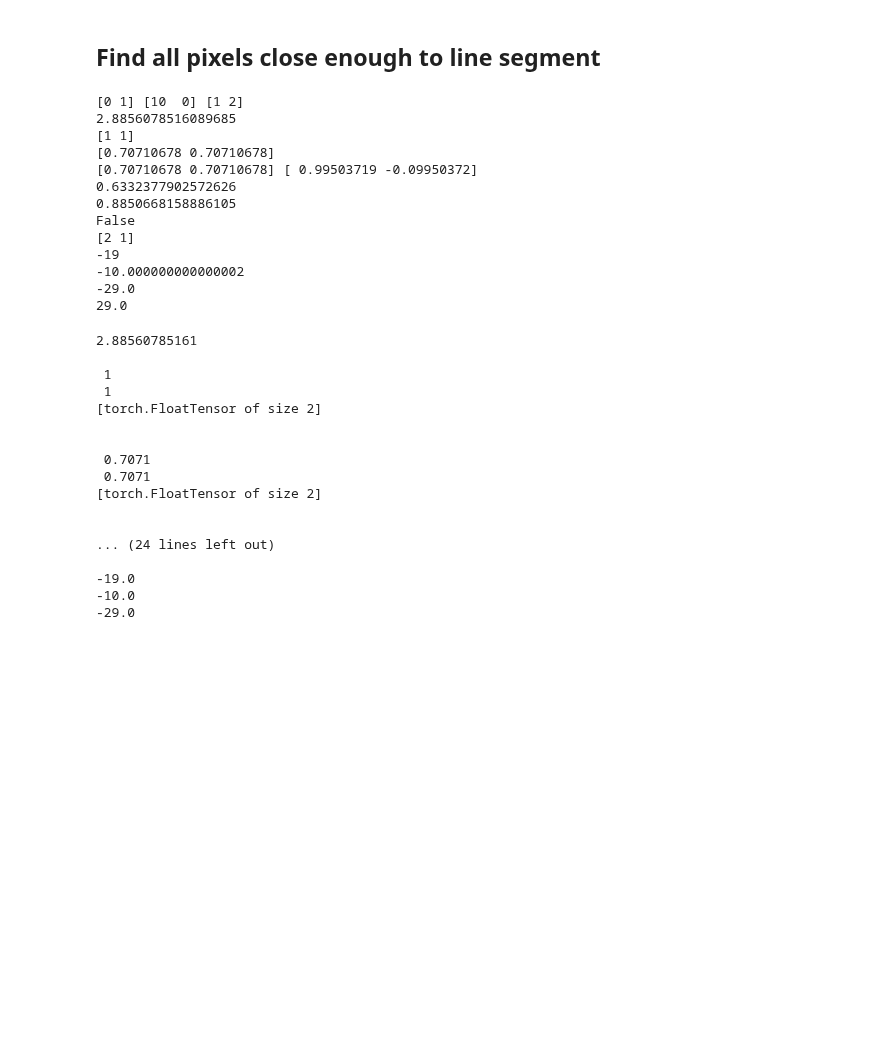
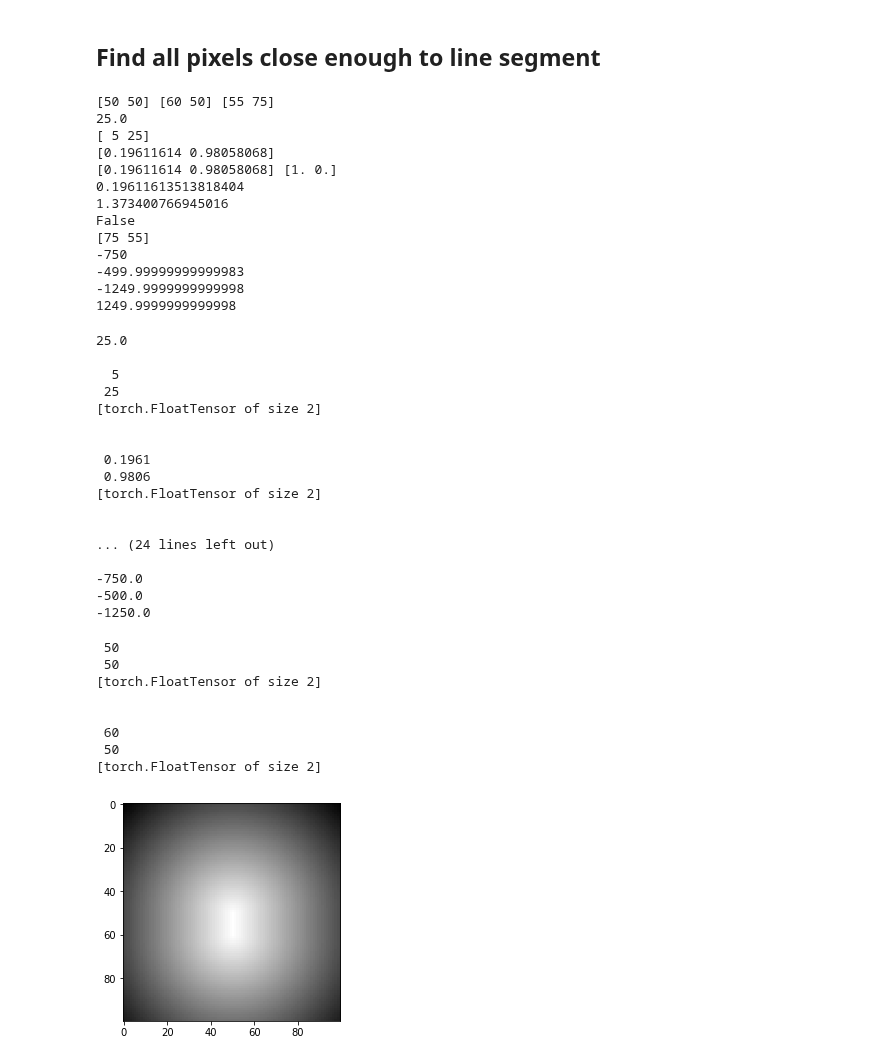
Before and after one commit to peteflorence/pixels_to_torques, a Jupyter notebook: pixels_to_torques.ipynb, the cells around one changed output. Cells and saved outputs as stored; diff of their text form; code cells hidden in the pictures; blank space fills up the shorter version.

```diff
--- a/pixels_to_torques.ipynb
+++ b/pixels_to_torques.ipynb
@@ -44,7 +44,7 @@ print state
 # %% [markdown]
 ## Convert state of pendulum to line segment
 # %%
-base = torch.cuda.FloatTensor([0,0])  # in world coordinates
+base = torch.FloatTensor([0,0])  # in world coordinates
 
 def convert_world_to_img_coordinates(world_coordinates):
     return world_coordinates + 50
@@ -85,8 +85,7 @@ print end_in_img
 # %% [markdown]
 ## Find all pixels close enough to line segment
 # %%
-import numpy as np
-from numpy import arccos, array, dot, pi
+from numpy import arccos, array, dot, pi, cross
 from numpy.linalg import det, norm
 
 # from: https://gist.github.com/nim65s/5e9902cd67f094ce65b0
@@ -98,12 +97,12 @@ def distance_numpy(A, B, P):
         return norm(P - A)
     if arccos(dot((P - B) / norm(P - B), (A - B) / norm(A - B))) > pi / 2:
         return norm(P - B)
-    return abs(dot(A - B, P[::-1]) + det([A, B])) / norm(A - B)
+    return norm(cross(A-B, A-P))/norm(B-A)
 
-A = np.array([0,1])
-B = np.array([10,0])
+A = np.array([50,50])
+B = np.array([60,50])
 
-P = np.array([1,2])
+P = np.array([55,75])
 
 print A, B, P
 
@@ -121,19 +120,19 @@ print det([A, B])
 print dot(A - B, P[::-1]) + det([A, B])
 print abs(dot(A - B, P[::-1]) + det([A, B]))
 # %% [output]
-[0 1] [10  0] [1 2]
-2.8856078516089685
-[1 1]
-[0.70710678 0.70710678]
-[0.70710678 0.70710678] [ 0.99503719 -0.09950372]
-0.6332377902572626
-0.8850668158886105
+[50 50] [60 50] [55 75]
+25.0
+[ 5 25]
+[0.19611614 0.98058068]
+[0.19611614 0.98058068] [1. 0.]
+0.19611613513818404
+1.373400766945016
 False
-[2 1]
--19
--10.000000000000002
--29.0
-29.0
+[75 55]
+-750
+-499.99999999999983
+-1249.9999999999998
+1249.9999999999998
 # %%
 A = torch.from_numpy(A).type(torch.FloatTensor)
 B = torch.from_numpy(B).type(torch.FloatTensor)
@@ -150,7 +149,7 @@ def distance_pytorch(A, B, P):
                                                 (A - B) / (A - B).norm())])) > pi/2).all():
         return (P - B).norm()
 
-    return abs(torch.dot(A - B, torch_flip(P)) + torch_det(A, B)) / (A - B).norm()
+    return abs(torch_det(A-B, A-P))/(B-A).norm()
 
 
 print distance_pytorch(A, B, P)
@@ -175,20 +174,41 @@ print torch.dot(A-B, torch_flip(P))
 print torch_det(A,B)
 print torch.dot(A - B, torch_flip(P)) + torch_det(A, B)
 # %% [output]
-2.88560785161
+25.0
 
- 1
- 1
+  5
+ 25
 [torch.FloatTensor of size 2]
 
 
- 0.7071
- 0.7071
+ 0.1961
+ 0.9806
 [torch.FloatTensor of size 2]
 
 
 ... (24 lines left out)
 
--19.0
--10.0
--29.0
+-750.0
+-500.0
+-1250.0
+# %%
+print base_in_img
+print end_in_img
+
+for i, row in enumerate(img):
+    for j, val in enumerate(row):
+        this_img_coord = torch.FloatTensor([i,j])
+        img[i,j] = distance_pytorch(base_in_img, end_in_img, this_img_coord)
+
+plt.imshow(img, cmap=plt.get_cmap('gray_r'))
+plt.show()
+# %% [output]
+ 50
+ 50
+[torch.FloatTensor of size 2]
+
+
+ 60
+ 50
+[torch.FloatTensor of size 2]
+[figure, added]
```
Also changed, not shown: parts of 4 cells of this notebook.
